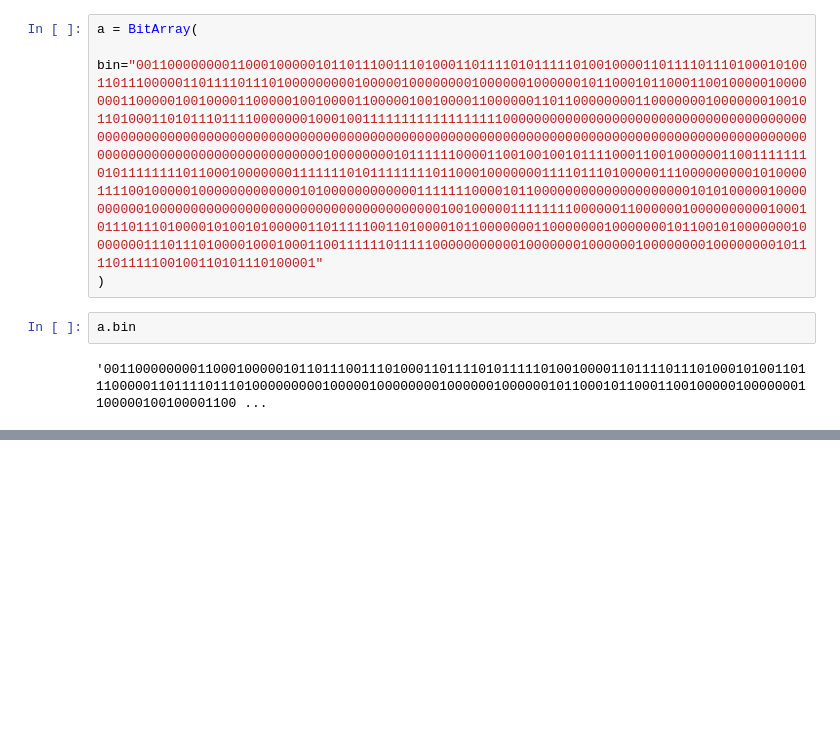
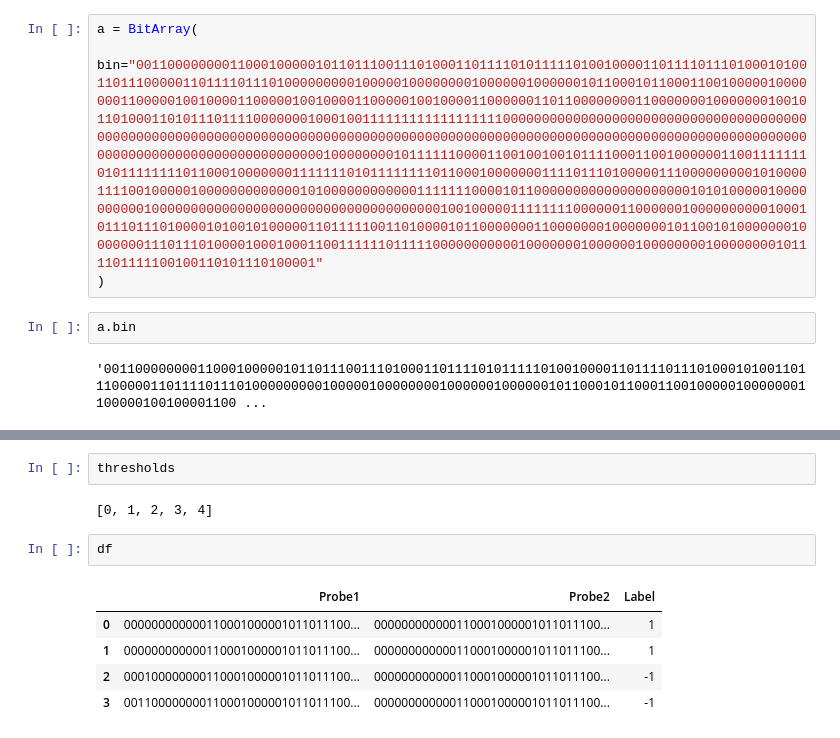
Before and after one commit to GiovanniBaccichet/CompactProbes, a Jupyter notebook: notebooks/pairwise_boosting/bamboo.ipynb, the cells around one changed output, grey strips where cells are left out. Saved outputs shown, nothing was run; the diff lists cells and outputs as text; blank space fills up the shorter version.

```diff
--- a/notebooks/pairwise_boosting/bamboo.ipynb
+++ b/notebooks/pairwise_boosting/bamboo.ipynb
@@ -242,0 +252,12 @@ a.bin
+# %%
+thresholds
+# %% [output]
+[0, 1, 2, 3, 4]
+# %%
+df
+# %% [output]
+|  | Probe1 | Probe2 | Label |
+| 0 | 000000000000110001000001011011100... | 000000000000110001000001011011100... | 1 |
+| 1 | 000000000000110001000001011011100... | 000000000000110001000001011011100... | 1 |
+| 2 | 000100000000110001000001011011100... | 000000000000110001000001011011100... | -1 |
+| 3 | 001100000000110001000001011011100... | 000000000000110001000001011011100... | -1 |
```
Also changed, not shown: parts of 6 cells of this notebook.
